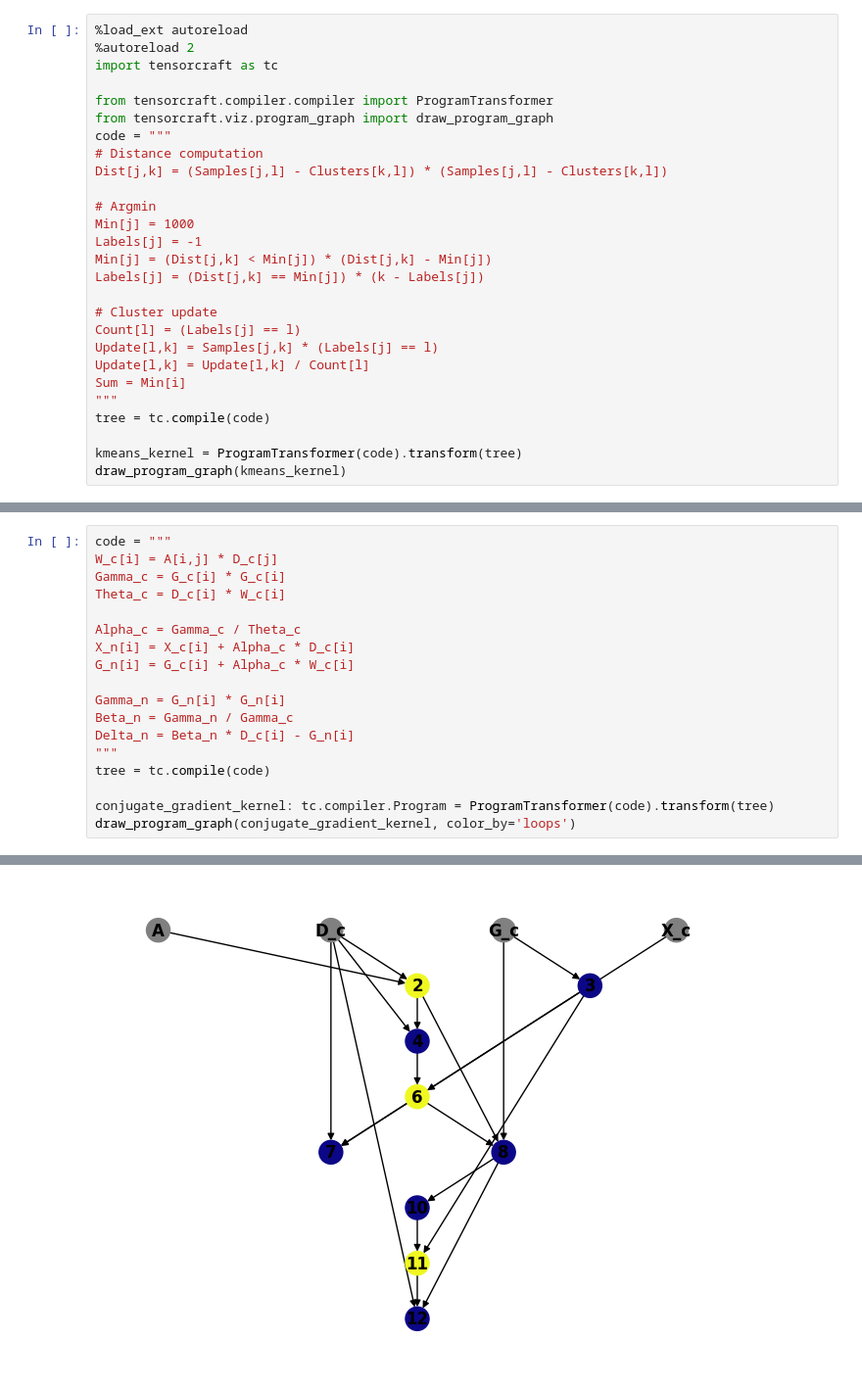
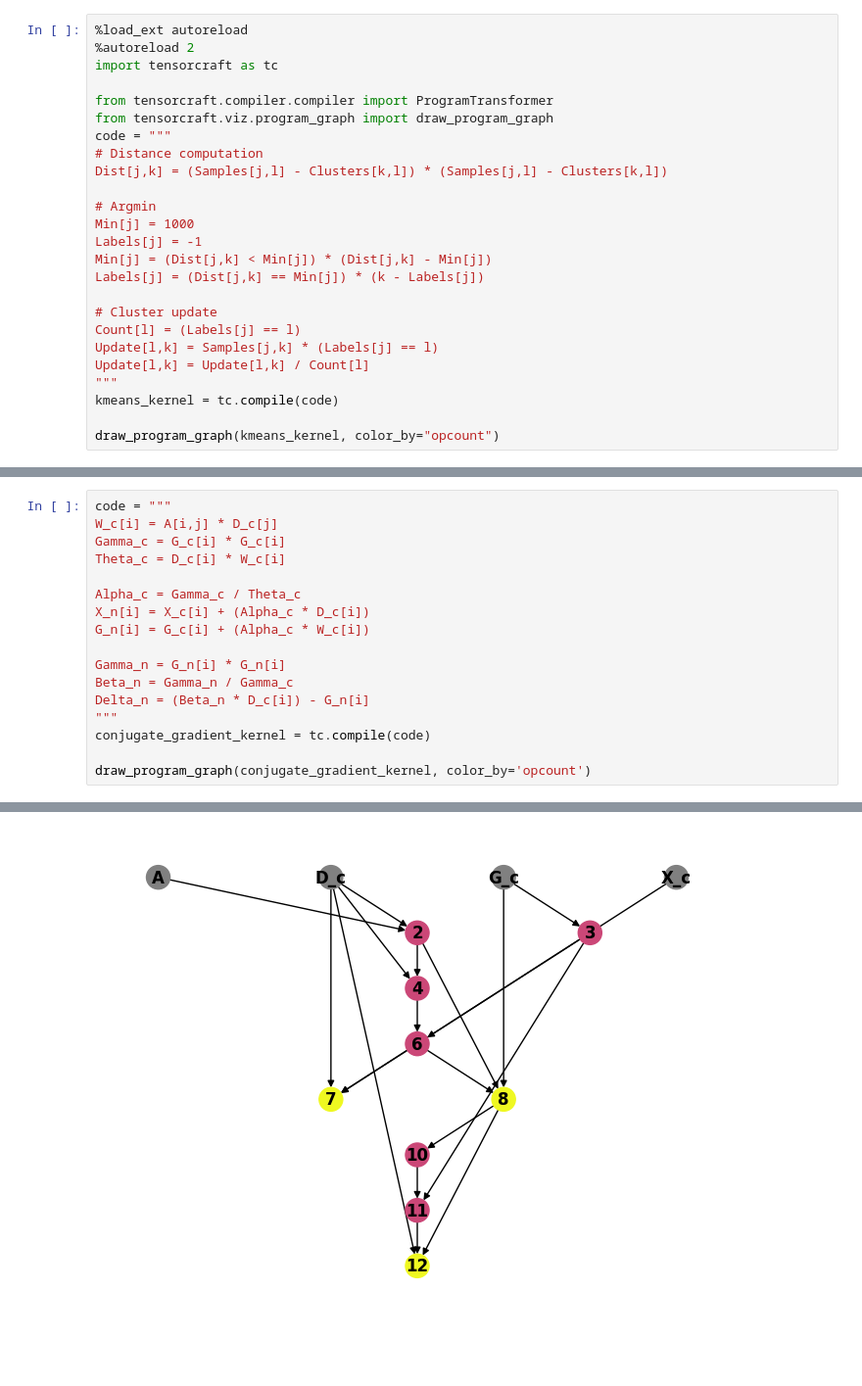
Before and after one commit to Helmholtz-AI-Energy/tensorcraft, a Jupyter notebook: notebooks/compiler_basics.ipynb, the cells around one changed output, grey strips where cells are left out. Shown at 98% size. Saved outputs shown, nothing was run; the diff lists cells and outputs as text; blank space fills up the shorter version.

Commit message:
feat: expressions graph

```diff
--- a/notebooks/compiler_basics.ipynb
+++ b/notebooks/compiler_basics.ipynb
@@ -19,10 +19,8 @@ Labels[j] = (Dist[j,k] == Min[j]) * (k - Labels[j])
 Count[l] = (Labels[j] == l)
 Update[l,k] = Samples[j,k] * (Labels[j] == l)
 Update[l,k] = Update[l,k] / Count[l]
-Sum = Min[i]
 """
-tree = tc.compile(code)
+kmeans_kernel = tc.compile(code)
 
-kmeans_kernel = ProgramTransformer(code).transform(tree)
-draw_program_graph(kmeans_kernel)
+draw_program_graph(kmeans_kernel, color_by="opcount")
 # %% [output]
@@ -33,21 +29,20 @@ Positioning nodes
 # %%
 code = """
 W_c[i] = A[i,j] * D_c[j]
 Gamma_c = G_c[i] * G_c[i]
 Theta_c = D_c[i] * W_c[i]
 
 Alpha_c = Gamma_c / Theta_c
-X_n[i] = X_c[i] + Alpha_c * D_c[i]
-G_n[i] = G_c[i] + Alpha_c * W_c[i]
+X_n[i] = X_c[i] + (Alpha_c * D_c[i])
+G_n[i] = G_c[i] + (Alpha_c * W_c[i])
 
 Gamma_n = G_n[i] * G_n[i]
 Beta_n = Gamma_n / Gamma_c
-Delta_n = Beta_n * D_c[i] - G_n[i]
+Delta_n = (Beta_n * D_c[i]) - G_n[i]
 """
-tree = tc.compile(code)
+conjugate_gradient_kernel = tc.compile(code)
 
-conjugate_gradient_kernel: tc.compiler.Program = ProgramTransformer(code).transform(tree)
-draw_program_graph(conjugate_gradient_kernel, color_by='loops')
+draw_program_graph(conjugate_gradient_kernel, color_by='opcount')
 # %% [output]
 Positioning nodes
-[figure, old version]
+[figure, new version]
```
Also changed, not shown: parts of 1 cell of this notebook, 4 other files.
